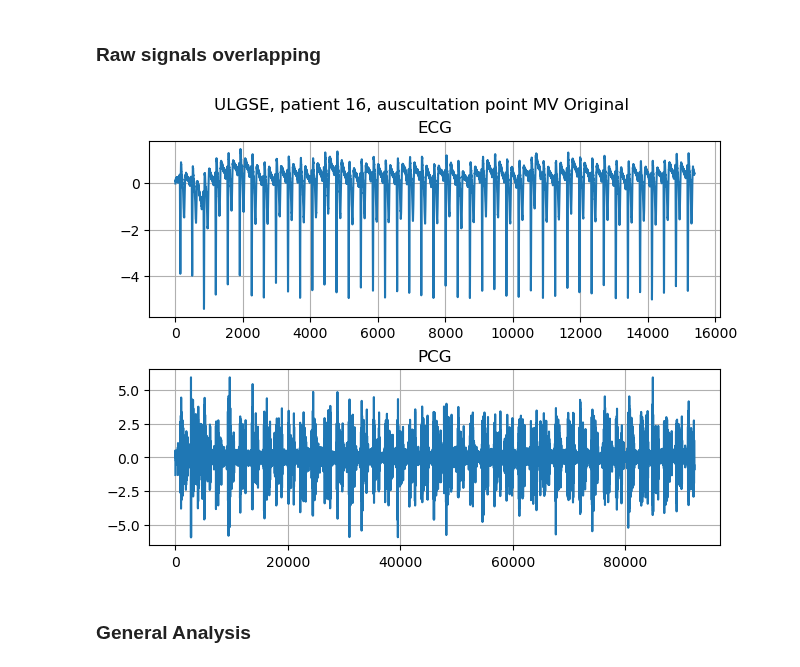
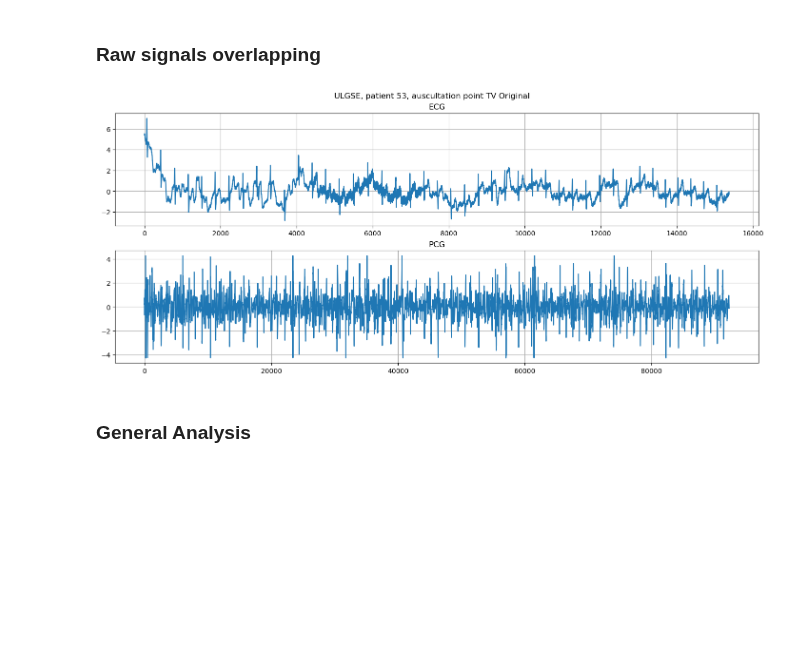
Before and after one commit to DanielProanoGuevara/Multimodal_SQA, a Jupyter notebook: segment_alignment.ipynb, the cells around one changed output. Cells and saved outputs as stored; diff of their text form; code cells hidden in the pictures; blank space fills up the shorter version.

```diff
--- a/segment_alignment.ipynb
+++ b/segment_alignment.ipynb
@@ -20,7 +20,7 @@ import feature_extraction_lib as ftelib
 Constants
 # %%
 AVERAGE_WINDOW = 3
-SIGNAL_IDX = 64
+SIGNAL_IDX = 238
 EXTEND_WINDOW = 8
 LAMBDA_PENALTY = 0.5
 # %% [markdown]
@@ -101,21 +101,21 @@ ecg_state_predictions = np.array(
 # %% [markdown]
 ### Raw signals overlapping
 # %%
-fig, ax = plt.subplots(2, 1, layout='constrained')
+fig, ax = plt.subplots(2, 1, layout='constrained', figsize=(14, 6))
 fig.suptitle(
     f"ULGSE, patient {ecg_df['ID'][SIGNAL_IDX]}, auscultation point {ecg_df['Auscultation_Point'][SIGNAL_IDX]} Original")
 
 ax[0].set_title('ECG')
 ax[0].plot(ecg_df_original['ECG'][SIGNAL_IDX])
 ax[0].grid()
 
 ax[1].set_title('PCG')
 ax[1].plot(pcg_df_original['PCG'][SIGNAL_IDX])
 ax[1].grid()
 
 plt.show()
 # %% [output]
-[figure, old version]
+[figure, new version]
 # %% [markdown]
 ### General Analysis
 # %%
```
Also changed, not shown: parts of 11 cells of this notebook, 7 other files.
